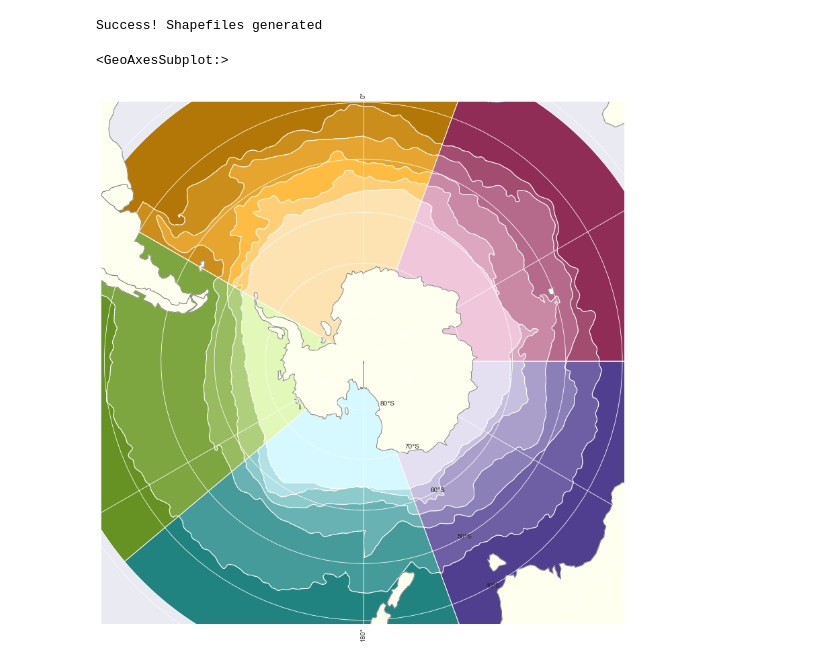
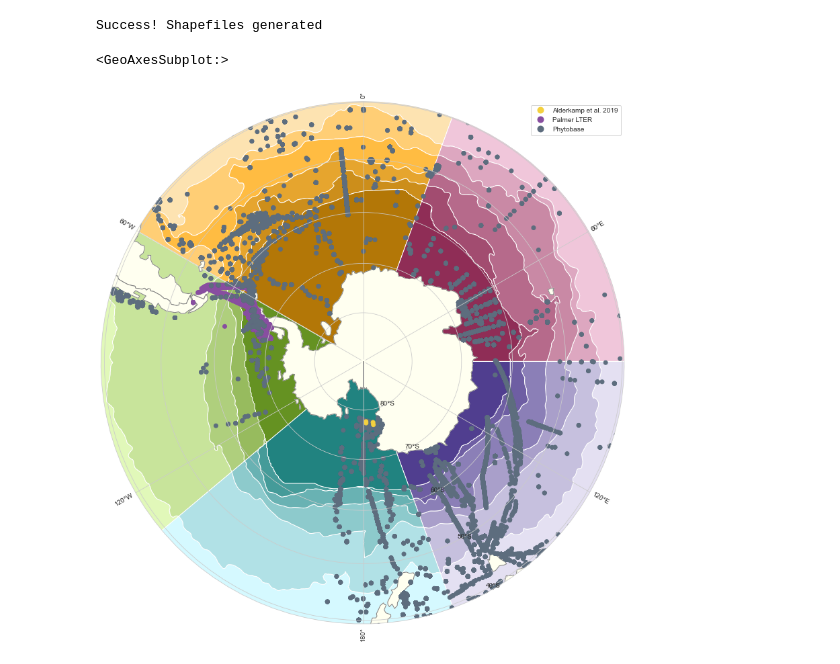
Before and after one commit to ayushnag/sophy, a Jupyter notebook: db/sophy.ipynb, the cells around one changed output. Cells and saved outputs as stored; diff of their text form; code cells hidden in the pictures.

Commit message:
Milestone updates; alderkamp method shell and new schema version

```diff
--- a/db/sophy.ipynb
+++ b/db/sophy.ipynb
@@ -39,6 +42,19 @@ fig.subplots_adjust(bottom=0.05, top=0.95, left=0.04, right=0.95, wspace=0.02)
 # ax.add_feature(cartopy.feature.LAND)
 ax.gridlines(draw_labels=True)
 
+def plot_circle_boundary() -> None:
+    """
+    Make SO plot boundary a circle.
+    Compute a circle in axes coordinates, which we can use as a boundary for the map.
+    We can pan/zoom as much as we like - the boundary will be permanently circular.
+    """
+    theta  = np.linspace(0, 2 * np.pi, 100)
+    center, radius = [0.5, 0.5], 0.5  ## could use 0.45 here, as Simon Thomas did
+    verts  = np.vstack([np.sin(theta), np.cos(theta)]).T
+    circle = mpath.Path(verts * radius + center)
+    ax.set_boundary(circle, transform = ax.transAxes)
+
+plot_circle_boundary()
 # np.dstack((pie_lat, pie_lon))
 s1 = transform(project, Polygon(zip(np.append(np.linspace(start=-130, stop=-60, num=1000), 0), np.append(np.full(1000, -30), -90))))
 s2 = transform(project, Polygon(zip(np.append(np.linspace(start=-60, stop=20, num=1000), 0), np.append(np.full(1000, -30), -90))))
@@ -52,46 +68,79 @@ sectors = gpd.GeoDataFrame(geometry=s, crs='EPSG:3031')
 
 # flatui = ["#9b59b6", "#3498db", "#95a5a6", "#e74c3c", "#34495e", "#2ecc71"]
 # my_cmap = ListedColormap(sns.color_palette(flatui).as_hex())
 
 # Color shades
 greens  = ['#659222', '#7EA640', '#97BB5E', '#AFCF7D', '#C8E49B', '#E1F8B9']
 yellows = ['#B37707', '#CC8E1B', '#E6A52E', '#FFBC42', '#FFCE75', '#FDE3B1']
 maroons = ['#8F2D56', '#A24C70', '#B66A8B', '#C989A5', '#DDA7C0', '#F0C6DA']
 purples = ['#503E8F', '#6E5EA3', '#8B7FB7', '#A99FCA', '#C6C0DE', '#E4E0F2']
 teals   = ['#218380', '#459B99', '#69B2B3', '#8DCACC', '#B1E1E6', '#D5F9FF']
 
-# greens.reverse()
-# yellows.reverse()
-# maroons.reverse()
-# purples.reverse()
-# teals.reverse()
+greens.reverse()
+yellows.reverse()
+maroons.reverse()
+purples.reverse()
+teals.reverse()
+
 
 # List of all colors
 color_palette = greens + yellows + maroons + purples + teals
 
 # Make color palette
 my_map = ListedColormap(sns.color_palette(color_palette).as_hex())
 
 zones: gpd.GeoDataFrame = gpd.read_file(geolabel.zones_shapefile)
+zones.to_crs(epsg=3031, inplace=True)
 res = zones.overlay(sectors, how='intersection')
-res.plot(ax=ax, cmap=my_map, edgecolor='w')
-
+res.plot(ax=ax, cmap=my_map, edgecolor='w', legend=True)
 world: gpd.GeoDataFrame = gpd.read_file(gpd.datasets.get_path("naturalearth_lowres"))
 world.to_crs(epsg=3031).plot(ax=ax, color='ivory', edgecolor='grey')
 
-# sample_df: DataFrame = pd.read_csv('../data/datasets/lter.csv', encoding='unicode_escape')
-# data_gdf = gpd.GeoDataFrame(sample_df, geometry=gpd.points_from_xy(sample_df.Longitude, sample_df.Latitude), crs='EPSG:4326')
+# ax.plot(177.5, -77, marker='o', color='b', transform=ccrs.PlateCarree())
+# ax.plot(177.5, -77.317, marker='o', color='b', transform=ccrs.PlateCarree())
+# ax.plot(171, -77, marker='o', color='b', transform=ccrs.PlateCarree())
+# ax.plot(171, -76.5, marker='o', color='b', transform=ccrs.PlateCarree())
+
+# zones.explore("front_zone", cmap=my_map)
+
+
+# df = px.data.election()
+# geojson = px.data.election_geojson()
+# m = folium.Map(crs='EPSG3031')
+# world: gpd.GeoDataFrame = gpd.read_file(gpd.datasets.get_path("naturalearth_lowres"))
+# zones.explore(column="front_zone", m=m)
+# m.crs = 'EPSG3031'
+# fig = px.choropleth(world, geojson=world.geometry,
+#                     locations=world.index,
+#                     color="pop_est",
+#                     projection="cassini"
+#                    )
+# fig.update_geos(fitbounds="locations", visible=False)
+# fig.show()
+sample_df: DataFrame = pd.read_csv('../data/datasets/lter.csv', encoding='unicode_escape')
+sample_df = sample_df[['latitude', 'longitude']]
+sample_df['source'] = 'Palmer LTER'
+# data_gdf = gpd.GeoDataFrame(sample_df, geometry=gpd.points_from_xy(sample_df.longitude, sample_df.latitude), crs='EPSG:4326')
 # data_gdf.to_crs(crs='EPSG:3031', inplace=True)
 # data_gdf.plot(ax=ax, color='b')
 # ['SAZ', 'PFZ', 'ASZ', 'SOZ', 'SIZ']
 
-# occ_df: DataFrame = pd.read_csv('../data/datasets/phytobase.csv', encoding='unicode_escape')
-# occ_df = occ_df[occ_df['decimalLatitude'] < -30]
-# data_gdf = gpd.GeoDataFrame(occ_df, geometry=gpd.points_from_xy(occ_df.decimalLongitude, occ_df.decimalLatitude), crs='EPSG:4326')
-# data_gdf.to_crs(crs='EPSG:3031', inplace=True)
-# data_gdf.plot(ax=ax, color='b')
+occ_df: DataFrame = pd.read_csv('../data/datasets/phytobase.csv', encoding='unicode_escape')
+occ_df = occ_df[['latitude', 'longitude']]
+occ_df = occ_df[occ_df['latitude'] < -30]
+occ_df['source'] = 'Phytobase'
+# data_gdf = gpd.GeoDataFrame(occ_df, geometry=gpd.points_from_xy(occ_df.longitude, occ_df.latitude), crs='EPSG:4326')
+# data_gdf.to_crs(crs='EPSG:9354').plot(ax=ax)
 
-# ax.scatter(occ_df.decimalLongitude, occ_df.decimalLatitude, marker='o', color='g', transform=ccrs.PlateCarree())
+alder_df: DataFrame = pd.read_csv('../data/datasets/alderkamp.csv', encoding='unicode_escape')
+alder_df = alder_df[['latitude', 'longitude']]
+alder_df['source'] = 'Alderkamp et al. 2019'
+
+full_palette = ['#F4D03F', '#884EA0', '#5D6D7E']
+full_colors = ListedColormap(sns.color_palette(full_palette).as_hex())
+full = sample_df.append([occ_df, alder_df], ignore_index=True)
+full_gdf = gpd.GeoDataFrame(full, geometry=gpd.points_from_xy(full.longitude, full.latitude), crs='EPSG:4326')
+full_gdf.to_crs(crs='EPSG:3031').plot(ax=ax, cmap=full_colors, legend=True, column='source')
 # %% [output]
 <GeoAxesSubplot:>
-[figure, old version]
+[figure, new version]
```
Also changed, not shown: parts of 1 cell of this notebook, 7 other files.
